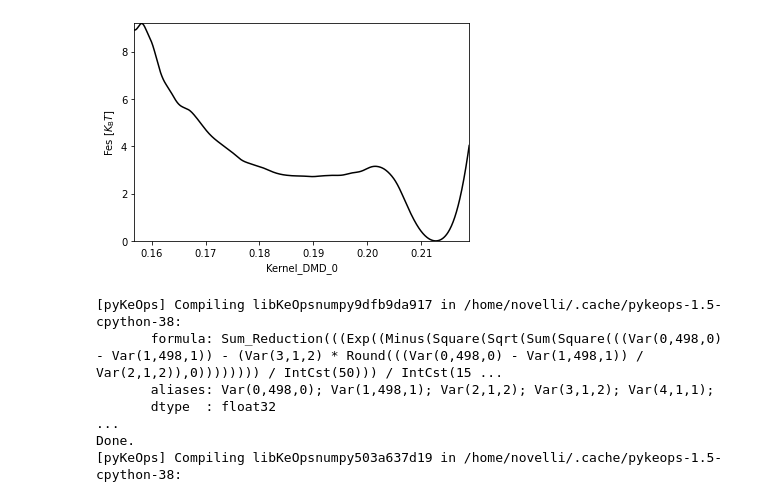
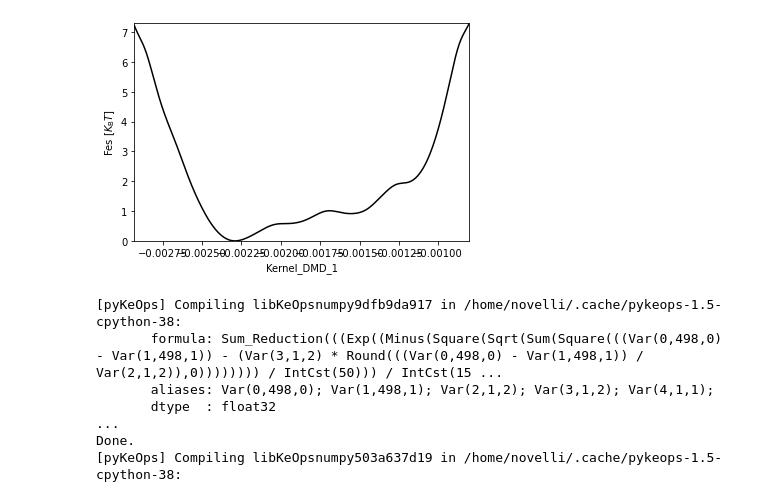
Before and after one commit to Machine-Learning-Dynamical-Systems/kooplearn, a Jupyter notebook: examples/md_chignolin/test.ipynb, the cells around one changed output. Cells and saved outputs as stored; diff of their text form; code cells hidden in the pictures.

```diff
--- a/examples/md_chignolin/test.ipynb
+++ b/examples/md_chignolin/test.ipynb
@@ -62,0 +46,7 @@ CVs = np.abs(CVs)
+# %%
+import pylops
+U = aslinearoperator(U)
+U_pylops = pylops.LinearOperator(U, explicit=True)
+# %%
+evecs_LS = np.array([lsqr(U, evecs[:,i], show=True)[0] for i in range(len(evals))]).T
+evecs_ISTA = np.array([pylops.optimization.sparsity.ISTA(U_pylops, evecs[:,i], niter=1000)[0] for i in range(len(evals))]).T
@@ -62,0 +71,10 @@ CVs = np.abs(CVs)
+# %%
+evecs_LS = evecs_LS.astype(U.dtype)
+# %%
+CVs = aslinearoperator(kernel(inputs))@evecs_LS
+CVs_ISTA = aslinearoperator(kernel(inputs))@evecs_ISTA
+CVs_old = aslinearoperator(kernel(inputs))@evecs_old
+CVs_old = np.abs(CVs_old)
+norm_LS = np.sqrt(U.shape[1])/np.linalg.norm(CVs[:,0])
+norm_ISTA = np.sqrt(U.shape[1])/np.linalg.norm(CVs_ISTA[:,0])
+norm_old = np.sqrt(U.shape[1])/np.linalg.norm(CVs_old[:,0])
@@ -63,21 +90,22 @@ CVs = np.abs(CVs)
 # %%
 from stateinterpreter.utils.numerical_utils import gaussian_kde
-def f(x):
-    kde = gaussian_kde(CVs[:,x][:,np.newaxis], bandwidth=0.001)
+def f(x, CVs):
+    kde = gaussian_kde(CVs[:,x][:,np.newaxis], bandwidth=0.00005)
     bounds = (CVs[:,x].min(),CVs[:,x].max())
     padding = 0
     cv_sample = np.linspace(bounds[0] - padding, bounds[1] + padding, 1000)[:,np.newaxis]
     fes = -kde.logpdf(cv_sample)
     fes = fes - fes.min()
     plt.plot(cv_sample, fes, 'k-')
     plt.margins(0)
     plt.xlabel(f"Kernel_DMD_{x}")
     plt.ylabel(r"Fes $[K_{\rm{B}}T]$")
     full_fes = -kde.logpdf(CVs[:,x][:,np.newaxis])
     return full_fes - full_fes.min()
-fes = f(0)
+fes = f(1, CVs)
+#fes = f(0, CVs)
 # %% [output]
-[figure, old version]
+[figure, new version]
 # %%
 folded_state_mask = fes < 0.5
 folded_inputs = inputs[folded_state_mask]
```
Also changed, not shown: parts of 13 cells of this notebook, 6 other files.
